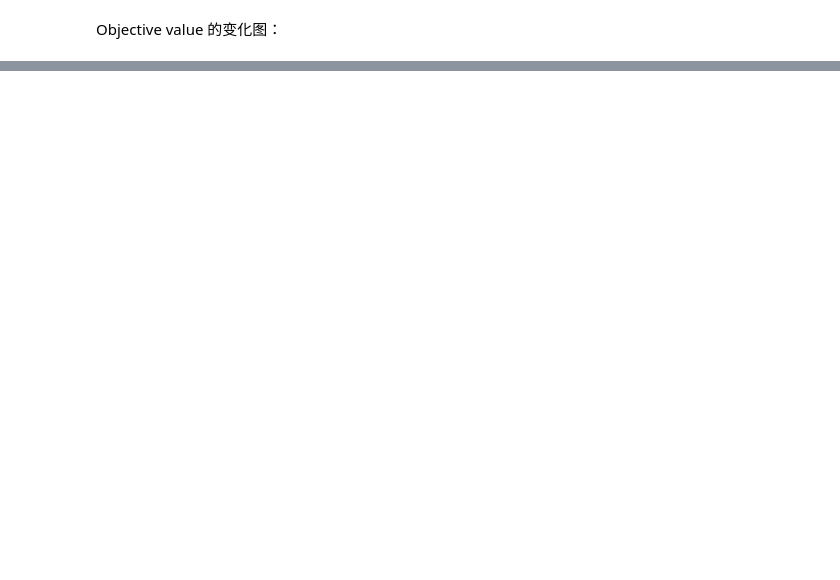
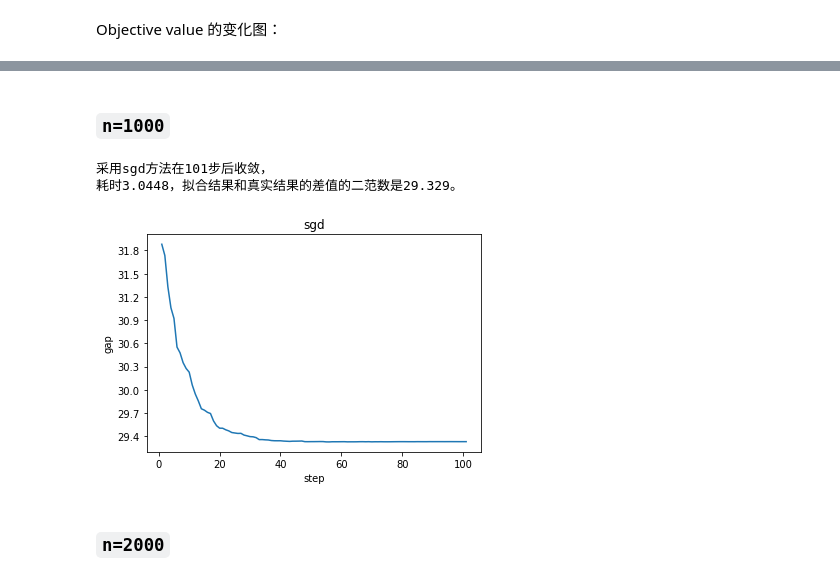
Before and after one commit to merak0514/gradient-descent, a Jupyter notebook: main.ipynb, the cells around one changed output, grey strips where cells are left out. Drawn from its saved outputs; the diff is of its cells as text; code cells hidden in the pictures; blank space fills up the shorter version.

```diff
--- a/main.ipynb
+++ b/main.ipynb
@@ -87,0 +112,15 @@ gd.draw_gaps()
+# %% [markdown]
+### `n=1000`
+# %%
+n = 1000
+A, x_gt, b = gen_data_all(m, n)
+gd = GD(n=n, m=m, A=A, b=b, x_gt=x_gt, stop_gap=stop_gap, mode="backtracking")
+x_est = gd.run('sgd')
+print(f"采用sgd方法在{gd.stat_step_count}步后收敛，\n耗时{gd.stat_time:.4f}，拟合结果和真实结果的差值的二范数是{gd.norm(x_gt, x_est):.3f}。")
+gd.draw_gaps()
+# %% [output]
+采用sgd方法在101步后收敛，
+耗时3.0448，拟合结果和真实结果的差值的二范数是29.329。
+[figure, added]
+# %% [markdown]
+### `n=2000`
```
Also changed, not shown: parts of 19 cells of this notebook, 2 other files.
